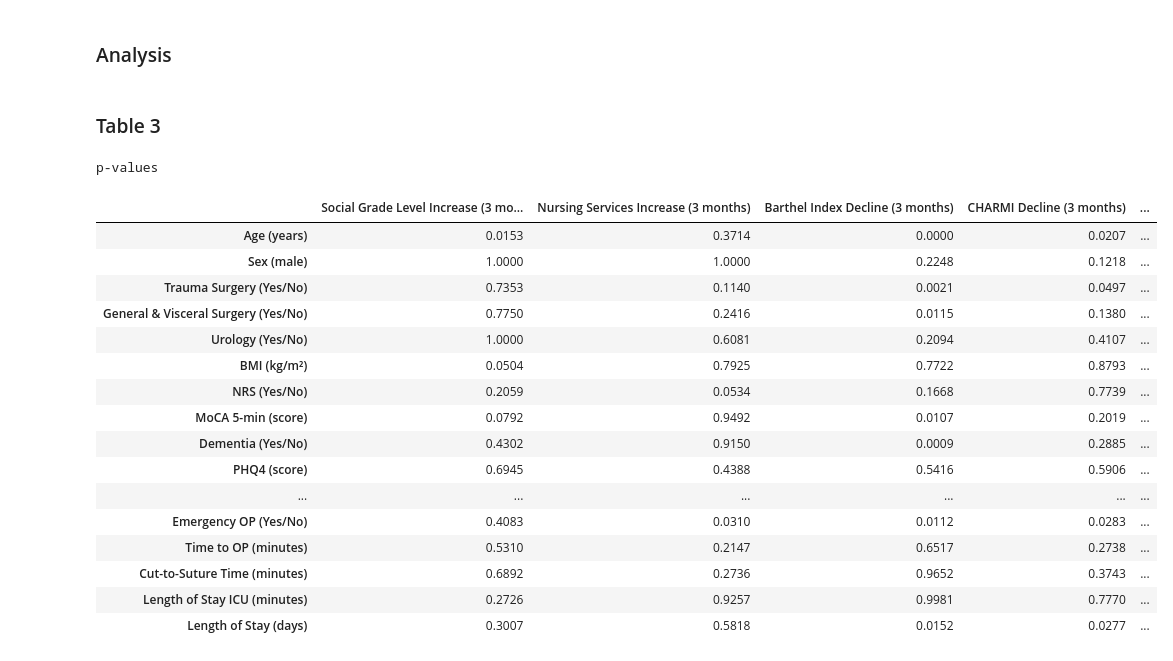
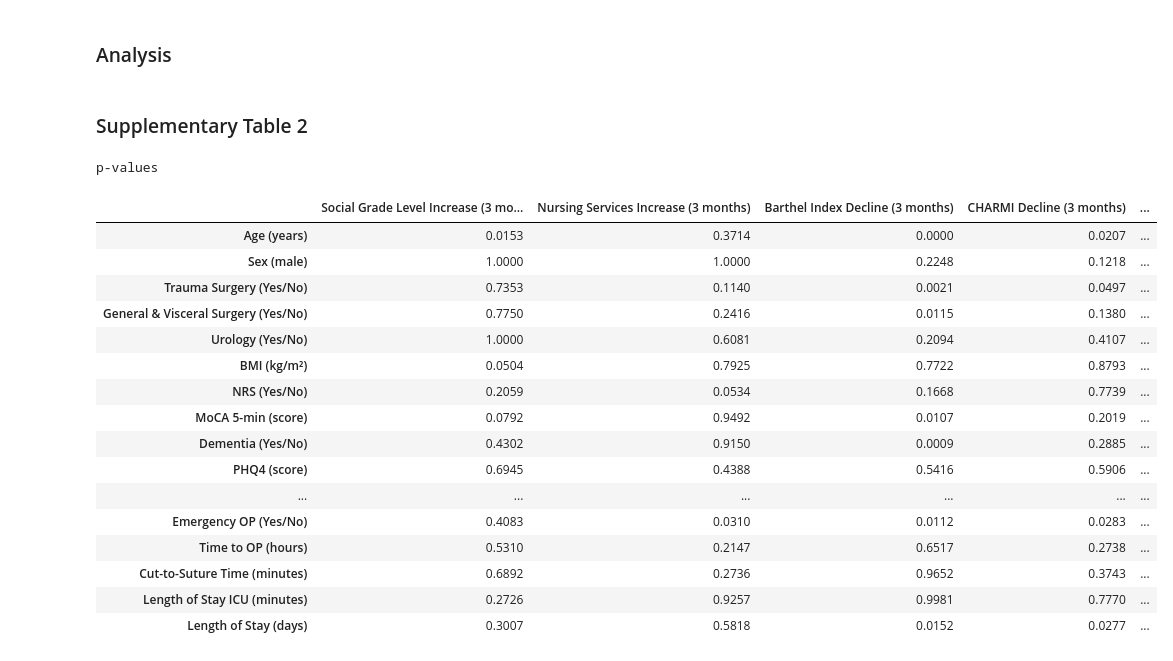
Before and after one commit to IfGF-UUlm/SA_OKIE, a Jupyter notebook: OKIE_main.ipynb, the cells around one changed output. Cells and saved outputs as stored; diff of their text form; code cells hidden in the pictures.

```diff
--- a/OKIE_main.ipynb
+++ b/OKIE_main.ipynb
@@ -487,7 +492,7 @@ explanatory_variable_names = [
     'NMS (score)',
     'Falls (Yes/No)',
     'Emergency OP (Yes/No)',
-    'Time to OP (minutes)',
+    'Time to OP (hours)',
     'Cut-to-Suture Time (minutes)',
     'Length of Stay ICU (minutes)',
     'Length of Stay (days)',
@@ -789,5 +847,5 @@ The following outcomes may not be explainable by undertreadment
 # %%
-table3 = pd.DataFrame()
+supplementary_table2 = pd.DataFrame()
 # %% [markdown]
 ### Analysis
 # %%
@@ -805,11 +863,11 @@ for target in variables[3:15]:
             _, p_value, _, _ = stats.chi2_contingency(crosstab)
         else:
             print('Error')
-        table3.loc[variable, target] = np.round(p_value, 4)
+        supplementary_table2.loc[variable, target] = np.round(p_value, 4)
 # %% [markdown]
-### Table 3
+### Supplementary Table 2
 # %%
-table3.columns = [
+supplementary_table2.columns = [
     'Social Grade Level Increase (3 months)',
     'Nursing Services Increase (3 months)',
     'Barthel Index Decline (3 months)',
@@ -824,26 +882,26 @@ table3.columns = [
     'Institutionalization (15 months)',
 ]
 
-table3.index = explanatory_variable_names
+supplementary_table2.index = explanatory_variable_names
 # %%
 print('p-values')
-table3.round(4)
+supplementary_table2.round(4)
 # %% [output]
 p-values
 |  | Social Grade Level Increase (3 mo... | Nursing Services Increase (3 months) | Barthel Index Decline (3 months) | CHARMI Decline (3 months) | ... |
 | Age (years) | 0.0153 | 0.3714 | 0.0000 | 0.0207 | ... |
 | Sex (male) | 1.0000 | 1.0000 | 0.2248 | 0.1218 | ... |
 | Trauma Surgery (Yes/No) | 0.7353 | 0.1140 | 0.0021 | 0.0497 | ... |
 | General & Visceral Surgery (Yes/No) | 0.7750 | 0.2416 | 0.0115 | 0.1380 | ... |
 | Urology (Yes/No) | 1.0000 | 0.6081 | 0.2094 | 0.4107 | ... |
 | BMI (kg/m²) | 0.0504 | 0.7925 | 0.7722 | 0.8793 | ... |
 | NRS (Yes/No) | 0.2059 | 0.0534 | 0.1668 | 0.7739 | ... |
 | MoCA 5-min (score) | 0.0792 | 0.9492 | 0.0107 | 0.2019 | ... |
 | Dementia (Yes/No) | 0.4302 | 0.9150 | 0.0009 | 0.2885 | ... |
 | PHQ4 (score) | 0.6945 | 0.4388 | 0.5416 | 0.5906 | ... |
 | ... | ... | ... | ... | ... | ... |
 | Emergency OP (Yes/No) | 0.4083 | 0.0310 | 0.0112 | 0.0283 | ... |
-| Time to OP (minutes) | 0.5310 | 0.2147 | 0.6517 | 0.2738 | ... |
+| Time to OP (hours) | 0.5310 | 0.2147 | 0.6517 | 0.2738 | ... |
 | Cut-to-Suture Time (minutes) | 0.6892 | 0.2736 | 0.9652 | 0.3743 | ... |
 | Length of Stay ICU (minutes) | 0.2726 | 0.9257 | 0.9981 | 0.7770 | ... |
 | Length of Stay (days) | 0.3007 | 0.5818 | 0.0152 | 0.0277 | ... |
```
Also changed, not shown: parts of 23 cells of this notebook, 2 other files.
